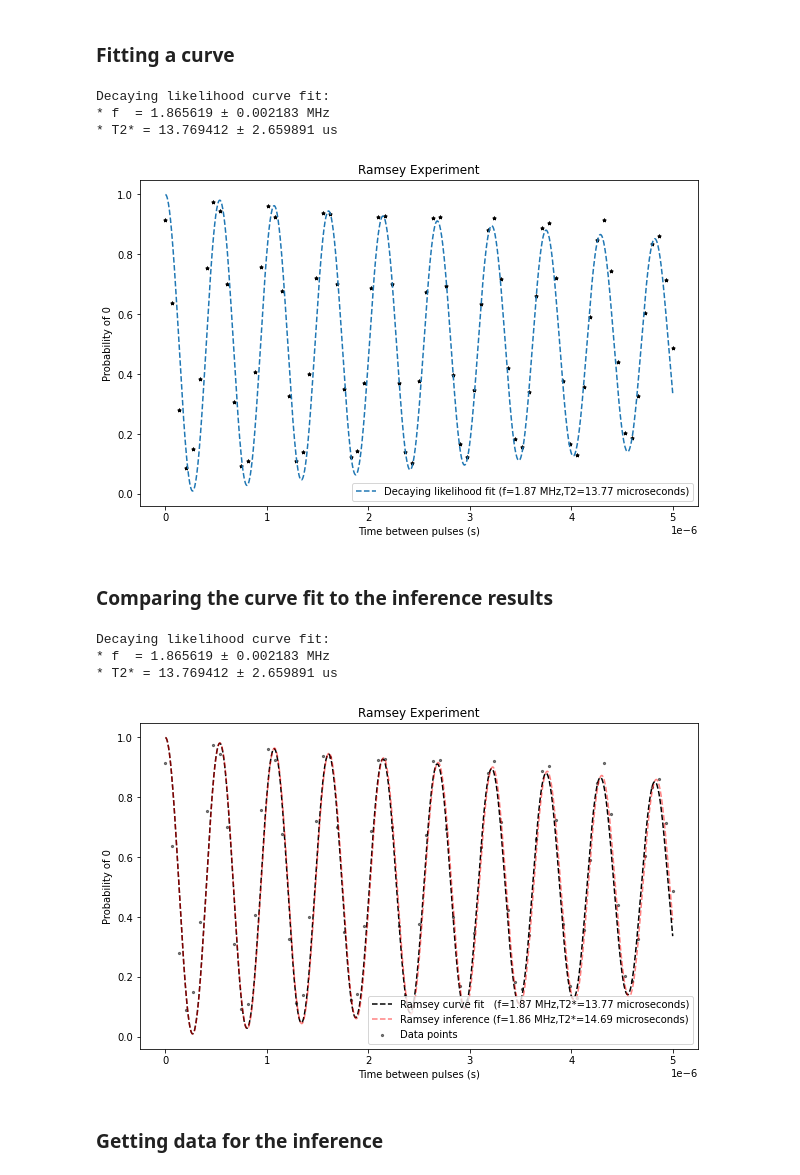
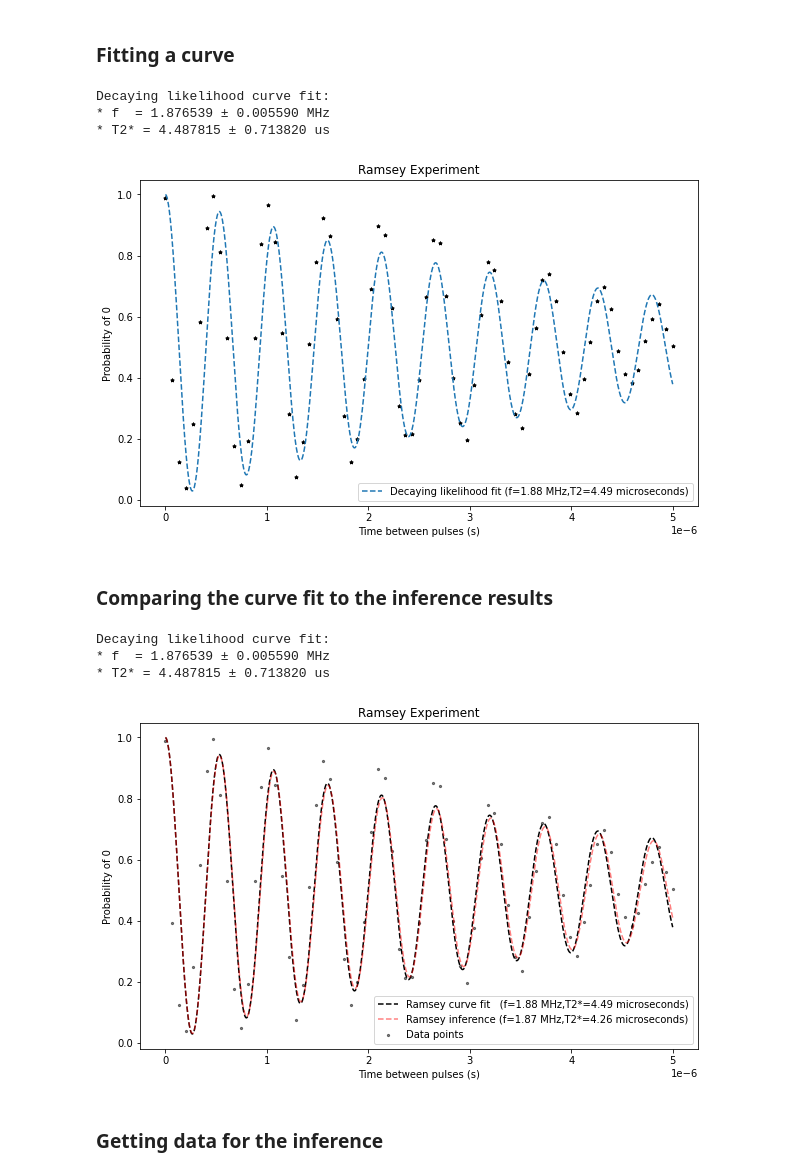
Before and after one commit to alexandra-frca/bayesianlearning, a Jupyter notebook: IBMQ experiments/IBMQ_experiments.ipynb, the cells around one changed output. Drawn from its saved outputs; the diff is of its cells as text; code cells hidden in the pictures.

```diff
--- a/IBMQ experiments/IBMQ_experiments.ipynb
+++ b/IBMQ experiments/IBMQ_experiments.ipynb
@@ -610,15 +761,17 @@ def get_ramsey_values():
     ramsey_values = []
     results = ramsey_results.get_counts()
     for result in results:
-        ramsey_values.append(result['0']/sum(result.values()))
+        ramsey_values.append(0 if '0' not in result else
+                             result['0']/sum(result.values()))
     return(ramsey_values)
 
-def decaying_likelihood(t, f, T2, pmax):
-    return pmax*(np.exp(-t/T2)*np.cos(2*np.pi*f*t/2)**2+(1-np.exp(-t/T2))/2)
+def decaying_likelihood(t, f, T2, model_params):
+    A,B = model_params
+    return A*np.exp(-t/T2)*np.cos(2*np.pi*f*t/2)**2+B-np.exp(-t/T2)/2
 
-def fit_likelihood(ts, values, pmax, smoothen_interpolation=True, print_param=True):
+def fit_likelihood(ts, values, model_params, smoothen_interpolation=True, print_param=True):
     p0=[delta_f,10e-6]
-    parameters,cov = curve_fit(lambda t,f,T2: decaying_likelihood(t,f,T2,pmax),
+    parameters,cov = curve_fit(lambda t,f,T2: decaying_likelihood(t,f,T2,model_params),
                          ts, values, p0=p0)
     f,T2 = parameters
     ferr, T2err = np.sqrt(np.diag(cov))
@@ -629,26 +782,41 @@ def fit_likelihood(ts, values, pmax, smoothen_interpolation=True, print_param=Tr
     # Return also y-coordinate data for plotting.
     if smoothen_interpolation:
         ts=np.linspace(min(ts),max(ts),1000)
-    ys = decaying_likelihood(ts, *parameters, pmax)
+    ys = decaying_likelihood(ts, *parameters, model_params)
 
     return parameters,ts,ys
 
 def correct_frequency(offset=False):
     ramsey_values = get_ramsey_values()
     pmax = ramsey_values[0] if offset else 1
-    (observed_f,_),_,_ = fit_likelihood(ts,ramsey_values,pmax,print_param=False)
+    (observed_f,_),_,_ = fit_likelihood(ts,ramsey_values,model_params,print_param=False)
     corrected_f = freq_est + (observed_f - delta_f)
     print("The backend frequency estimate was           %.8f GHz.\n"
           "The Ramsey experiment yielded a frequency of %.8f GHz."
           % (freq_est/1e9,corrected_f/1e9))
     return corrected_f
 
-def plot_ramsey_fit(offset=False):
+def plot_ramsey_fit(adapt_params = False):
     ramsey_values = get_ramsey_values()
+    y0,offs = [ramsey_values[0], ramsey_values[-1]] if adapt_params else [1,0.5]
+    model_params = y0,offs
+    if adapt_params:
+        print("Used model parameters A=%.2f, B=%.2f. " %
+              (model_params[0],model_params[1]))
+        # Use the last measurement for the offset only.
+        times, ramsey_values = ts[:-1], ramsey_values[:-1]
+    else:
+        times = ts
+
+    '''
+    ramsey_values = get_ramsey_values()
+    ramsey_values = ramsey_values[:-1]
+    times = ts[:-1]
     pmax = ramsey_values[0] if offset else 1
-    (f,T2),extended_ts,ys = fit_likelihood(ts,ramsey_values,pmax)
+    '''
+    (f,T2),extended_ts,ys = fit_likelihood(times,ramsey_values,model_params)
     plt.figure(figsize=(10, 6))
-    plt.scatter(ts, ramsey_values, s=12, color='black', marker='*')
+    plt.scatter(times, ramsey_values, s=12, color='black', marker='*')
     curve_label = ("Decaying likelihood fit (f=%.2f MHz,T2=%.2f microseconds)" %
                    (f/1e6,T2*1e6))
     plt.plot(extended_ts,ys,linestyle='dashed',label=curve_label)
@@ -661,40 +829,40 @@ def plot_ramsey_fit(offset=False):
 plot_ramsey_fit()
 # %% [output]
 Decaying likelihood curve fit:
-* f  = 1.865619 ± 0.002183 MHz
-* T2* = 13.769412 ± 2.659891 us
+* f  = 1.876539 ± 0.005590 MHz
+* T2* = 4.487815 ± 0.713820 us
-[figure, old version]
+[figure, new version]
 # %% [markdown]
 ### Comparing the curve fit to the inference results
 # %%
-def compare_inference(inference_params = [1.86,14.69]):
-    pmax = 1
+def compare_inference(inference_params = [1.87,4.26]):
+    model_params = [1,0.5]
     ramsey_values = get_ramsey_values()
-    (f,T2),extended_ts,ys = fit_likelihood(ts,ramsey_values,pmax)
+    (f,T2),extended_ts,ys = fit_likelihood(ts,ramsey_values,model_params)
     f2, T22 = inference_params
     f2, T22 = f2*1e6, T22*1e-6
-    y2s = decaying_likelihood(extended_ts, f2, T22, pmax)
+    y2s = decaying_likelihood(extended_ts, f2, T22, model_params)
 
     plt.figure(figsize=(10, 6))
     plt.scatter(ts, ramsey_values, color='black',s=5,alpha=0.5,label='Data points')
     curve_label = ("Ramsey curve fit   (f=%.2f MHz,T2*=%.2f microseconds)" %
                    (f/1e6,T2*1e6))
     curve_label2 = ("Ramsey inference (f=%.2f MHz,T2*=%.2f microseconds)" %
                    (f2/1e6,T22*1e6))
     plt.plot(extended_ts,ys,color='black', linestyle='dashed',label=curve_label)
     plt.plot(extended_ts,y2s,color='red', linestyle='dashed',label=curve_label2,alpha=0.5)
     plt.title("Ramsey Experiment")
     plt.xlabel('Time between pulses (s)')
     plt.ylabel('Probability of 0')
     plt.legend(loc='lower right')
     plt.show()
 
 compare_inference()
 # %% [output]
 Decaying likelihood curve fit:
-* f  = 1.865619 ± 0.002183 MHz
-* T2* = 13.769412 ± 2.659891 us
+* f  = 1.876539 ± 0.005590 MHz
+* T2* = 4.487815 ± 0.713820 us
-[figure, old version]
+[figure, new version]
 # %% [markdown]
 ### Getting data for the inference
 # %%
```
Also changed, not shown: parts of 20 cells of this notebook, 2 other files.
